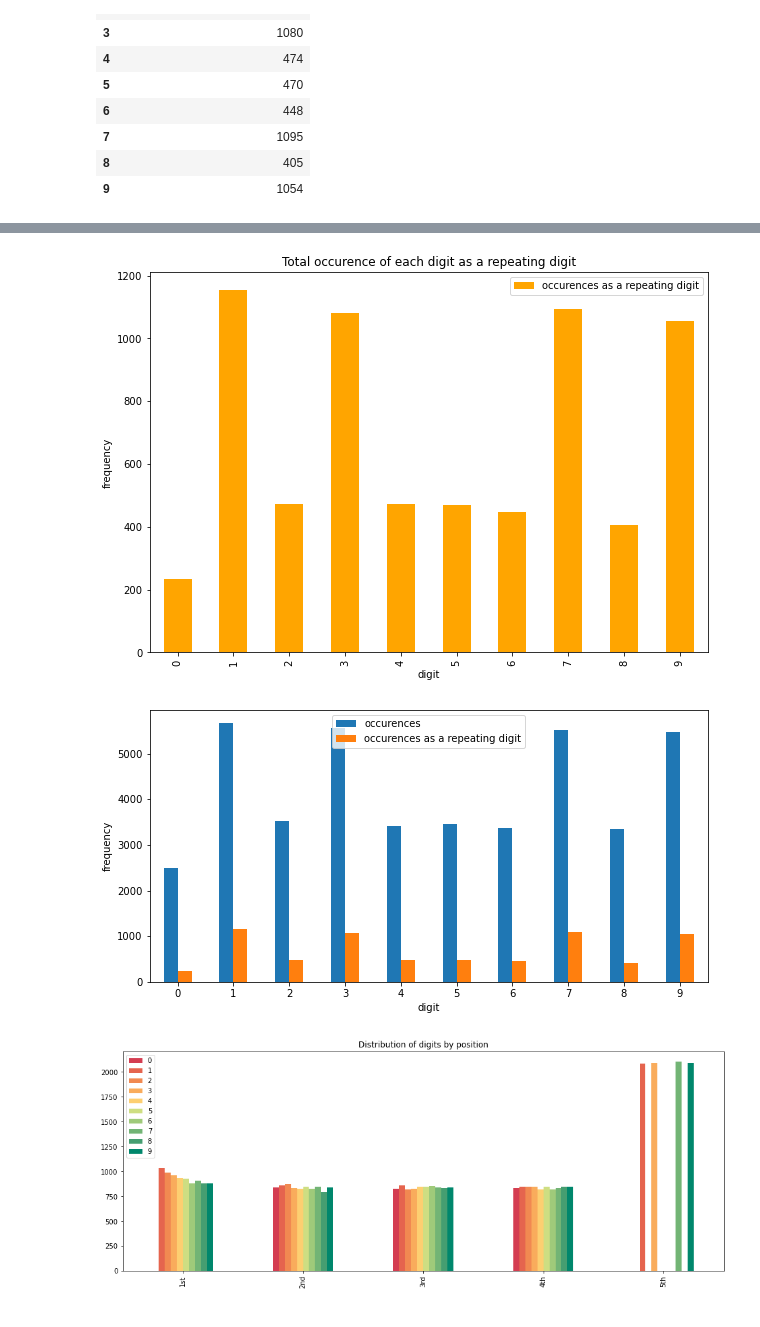
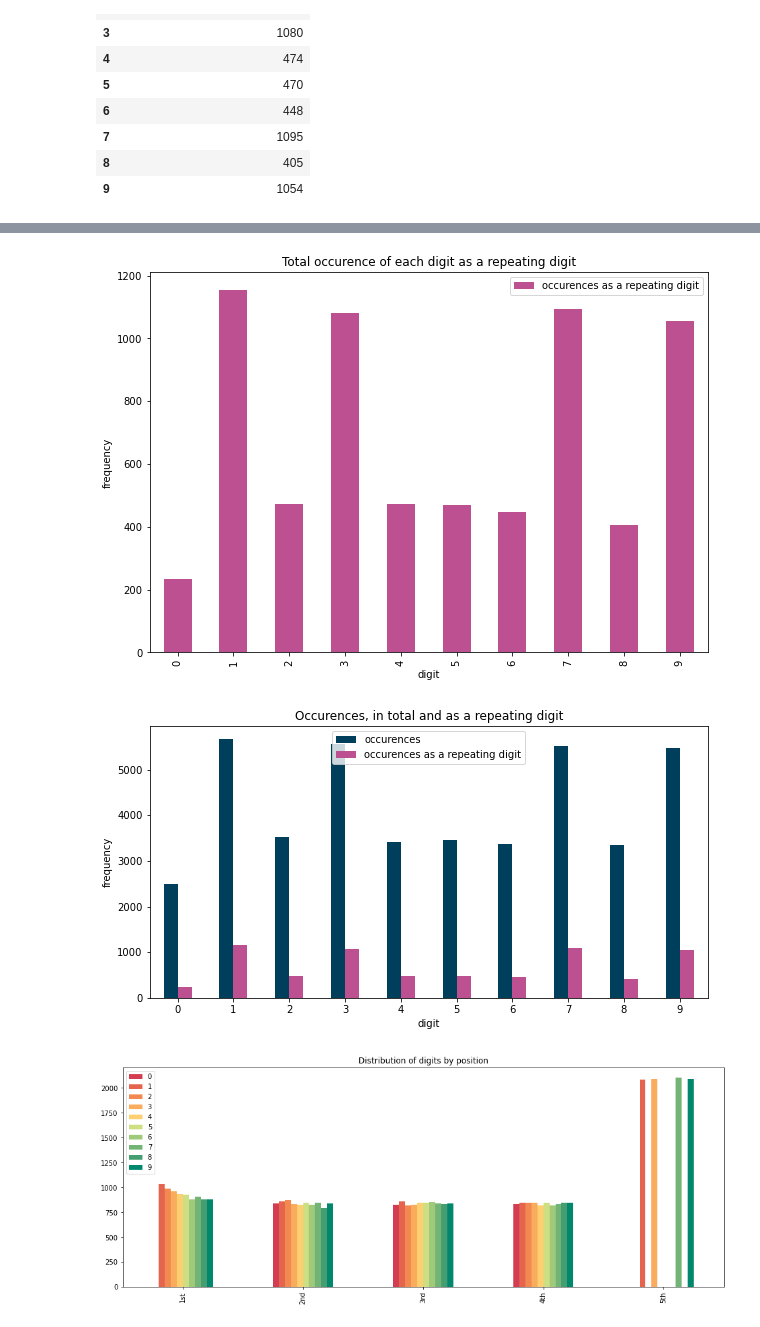
Before and after one commit to amuritna/wordle-genre-tools, a Jupyter notebook: primel/digit-distribution-visualization.ipynb, the cells around one changed output, grey strips where cells are left out. Drawn from its saved outputs; the diff is of its cells as text; code cells hidden in the pictures.

```diff
--- a/primel/digit-distribution-visualization.ipynb
+++ b/primel/digit-distribution-visualization.ipynb
@@ -92,30 +93,31 @@ df3.plot(
     kind = "bar",
     figsize = (10,7),
     title = "Total occurence of each digit as a repeating digit",
-    color = "orange",
     xlabel = "digit",
-    ylabel = "frequency"
+    ylabel = "frequency",
+    color = ["#bc5090"]
 )
 
 plt.show()
 # %% [output]
-[figure, old version]
+[figure, new version]
 # %%
 df1and3 = df1.join(df3)
 
 df1and3.plot.bar(
     use_index = True,
     figsize = (10,5),
     xlabel = "digit",
     ylabel = "frequency",
-    title = "Occurences, in total and as a repeating digit"
+    title = "Occurences, in total and as a repeating digit",
+    color = ["#003f5c", "#bc5090"]
 )
 
 plt.xticks(rotation=0)
 
 plt.show()
 # %% [output]
-[figure, old version]
+[figure, new version]
 # %%
 df2.plot(
     use_index = True,
```
Also changed, not shown: parts of 1 cell of this notebook, 1 other file.
